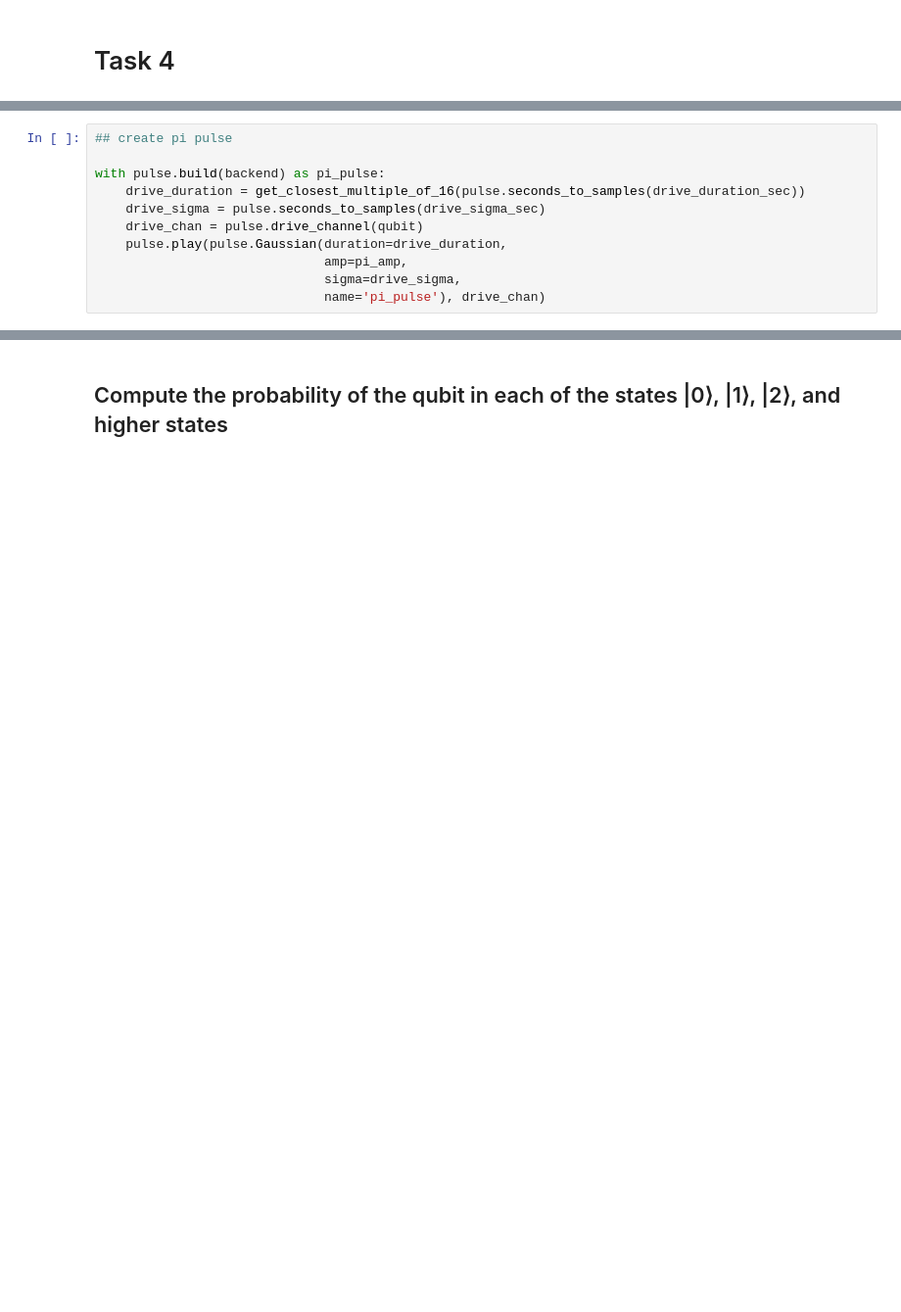
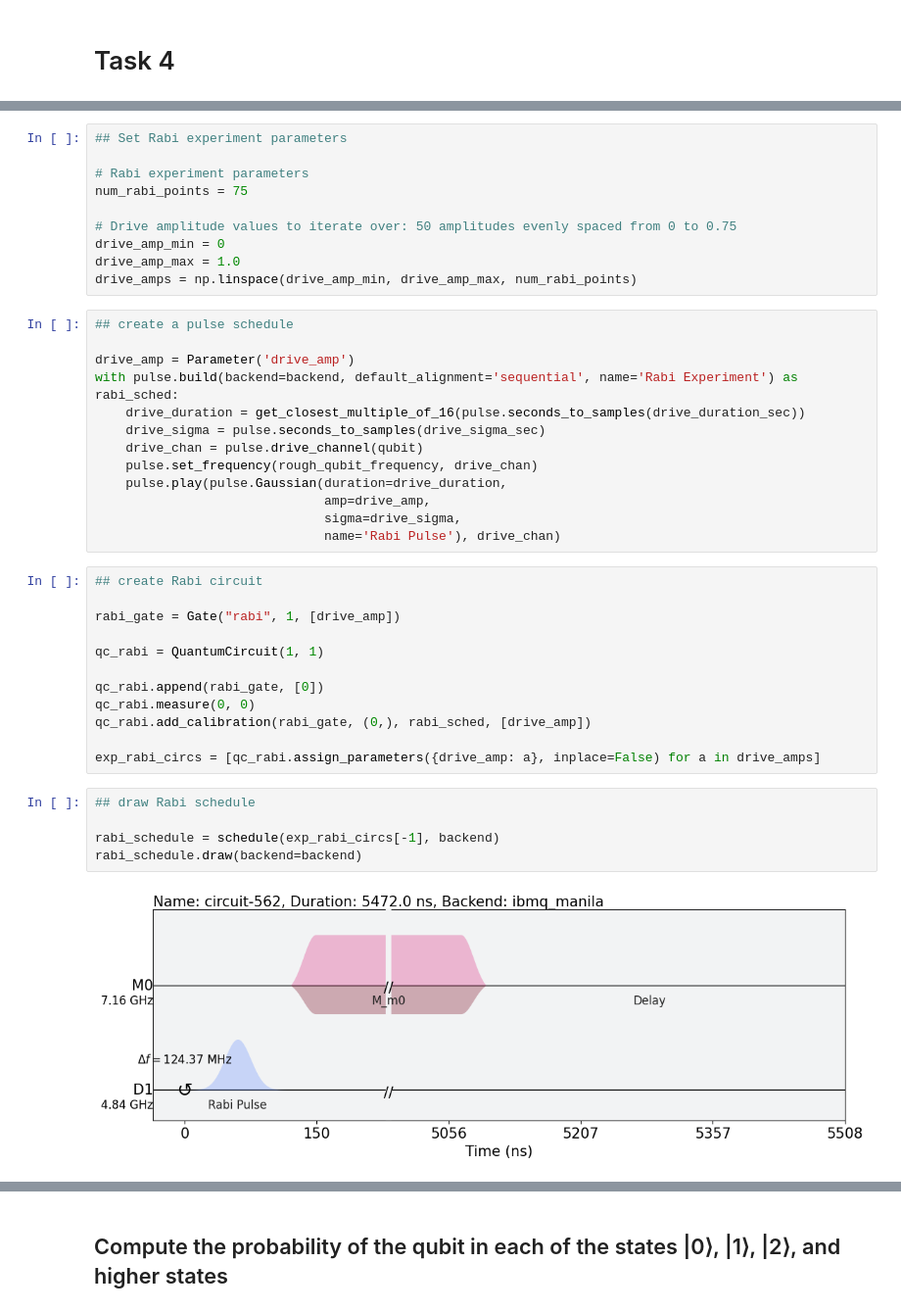
Before and after one commit to drewcurran/ECE396_Project, a Jupyter notebook: Beyond the Two-Level System.ipynb, the cells around one changed output, grey strips where cells are left out. Shown at 98% size. Drawn from its saved outputs; the diff is of its cells as text; blank space fills up the shorter version.

```diff
--- a/Beyond the Two-Level System.ipynb
+++ b/Beyond the Two-Level System.ipynb
@@ -684,11 +706,42 @@ IQ_012_plot(-5, 5, -6, 2)
+# %%
+## Set Rabi experiment parameters
+
+# Rabi experiment parameters
+num_rabi_points = 75
+
+# Drive amplitude values to iterate over: 50 amplitudes evenly spaced from 0 to 0.75
+drive_amp_min = 0
+drive_amp_max = 1.0
+drive_amps = np.linspace(drive_amp_min, drive_amp_max, num_rabi_points)
 # %%
-## create pi pulse
+## create a pulse schedule
 
-with pulse.build(backend) as pi_pulse:
+drive_amp = Parameter('drive_amp')
+with pulse.build(backend=backend, default_alignment='sequential', name='Rabi Experiment') as rabi_sched:
     drive_duration = get_closest_multiple_of_16(pulse.seconds_to_samples(drive_duration_sec))
     drive_sigma = pulse.seconds_to_samples(drive_sigma_sec)
     drive_chan = pulse.drive_channel(qubit)
+    pulse.set_frequency(rough_qubit_frequency, drive_chan)
     pulse.play(pulse.Gaussian(duration=drive_duration,
-                              amp=pi_amp,
+                              amp=drive_amp,
                               sigma=drive_sigma,
-                              name='pi_pulse'), drive_chan)
+                              name='Rabi Pulse'), drive_chan)
+# %%
+## create Rabi circuit
+
+rabi_gate = Gate("rabi", 1, [drive_amp])
+
+qc_rabi = QuantumCircuit(1, 1)
+
+qc_rabi.append(rabi_gate, [0])
+qc_rabi.measure(0, 0)
+qc_rabi.add_calibration(rabi_gate, (0,), rabi_sched, [drive_amp])
+
+exp_rabi_circs = [qc_rabi.assign_parameters({drive_amp: a}, inplace=False) for a in drive_amps]
+# %%
+## draw Rabi schedule
+
+rabi_schedule = schedule(exp_rabi_circs[-1], backend)
+rabi_schedule.draw(backend=backend)
+# %% [output]
+[figure, added]
```
Also changed, not shown: parts of 31 cells of this notebook.
